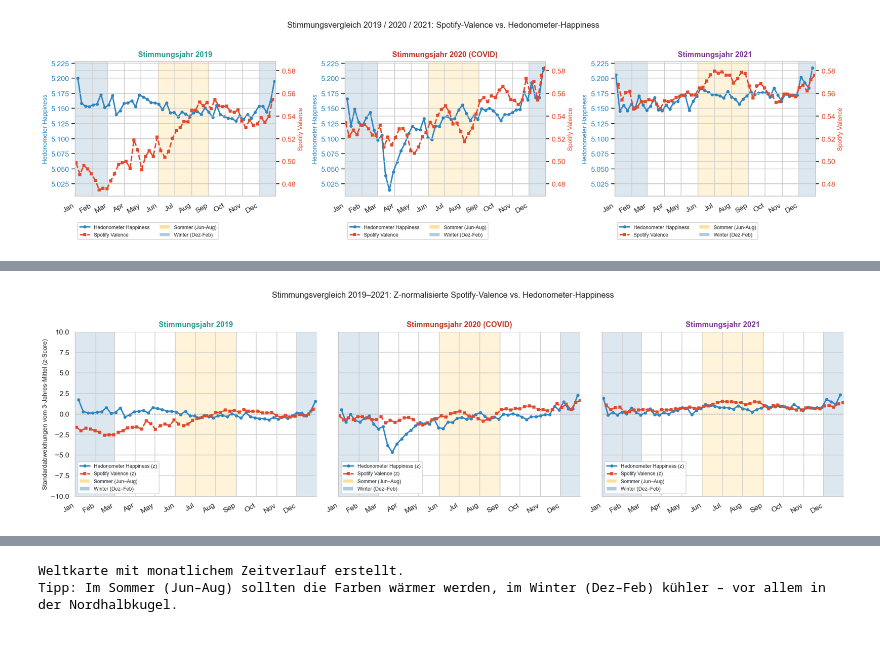
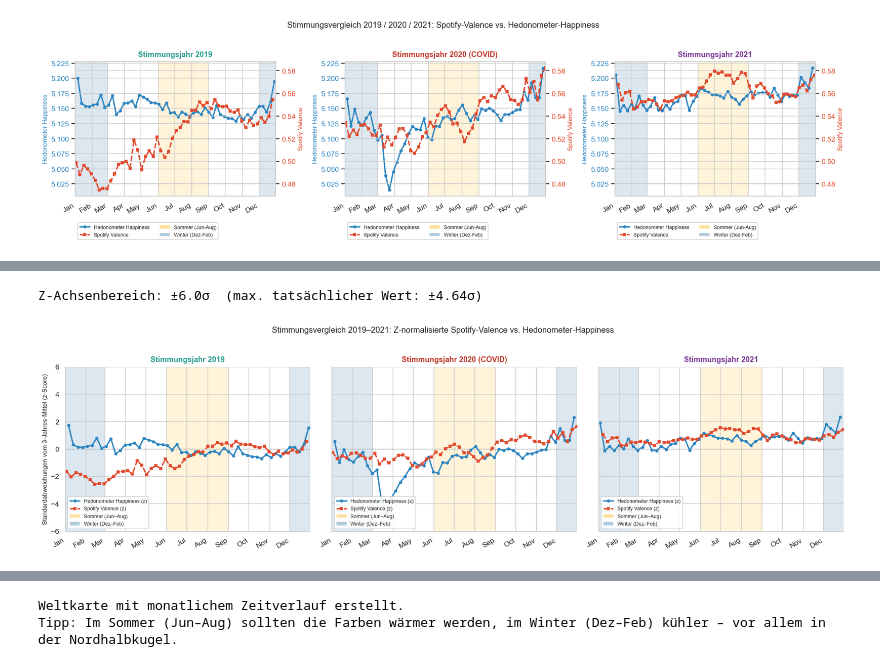
Before and after one commit to Jonas47833/Data-Visualisation, a Jupyter notebook: Notebook/Streamingverhalten_Mood_Notebook.ipynb, the cells around one changed output, grey strips where cells are left out. Saved outputs shown, nothing was run; the diff lists cells and outputs as text; code cells hidden in the pictures.

```diff
--- a/Notebook/Streamingverhalten_Mood_Notebook.ipynb
+++ b/Notebook/Streamingverhalten_Mood_Notebook.ipynb
@@ -556,7 +814,16 @@ hedo_z['z'] = (hedo_z['happiness'] - hd_mean) / hd_std
 sp_z = sp_weekly.copy()
 sp_z['z'] = (sp_z['valence'] - sp_mean) / sp_std
 
-z_ylim = (-10, 10)
+# Y-Achsenbereich dynamisch aus den tatsächlichen Daten ableiten.
+# Ein hardcodierter Bereich von ±10σ lässt die Kurven in den mittleren
+# ~20% des Charts zusammenstauchen und macht feine Unterschiede unlesbar.
+alle_z_werte = pd.concat([
+    hedo_z[hedo_z['date'].dt.year.isin(ref_jahre)]['z'],
+    sp_z[sp_z['date'].dt.year.isin(ref_jahre)]['z']
+]).dropna()
+z_grenze = np.ceil(alle_z_werte.abs().max() * 1.2)  # 20 % Puffer über dem echten Maximum
+z_ylim = (-z_grenze, z_grenze)
+print(f'Z-Achsenbereich: ±{z_grenze:.1f}σ  (max. tatsächlicher Wert: ±{alle_z_werte.abs().max():.2f}σ)')
 
 fig, axes = plt.subplots(1, 3, figsize=(18, 5), sharey=True)
 
@@ -582,31 +849,32 @@ for ax, (titel, jahr, farbe_titel) in zip(axes, jahre):
             color='#2E86C1', lw=2.2, marker='o', ms=4,
             label='Hedonometer Happiness (z)')
     ax.plot(sp['date'], sp['z'],
             color='#E2492C', lw=2.2, marker='s', ms=4, ls='--',
             label='Spotify Valence (z)')
 
     ax.set_title(titel, fontsize=12, fontweight='bold', pad=8, color=farbe_titel)
     ax.xaxis.set_major_formatter(plt.matplotlib.dates.DateFormatter('%b'))
     ax.xaxis.set_major_locator(plt.matplotlib.dates.MonthLocator())
     plt.setp(ax.xaxis.get_majorticklabels(), rotation=30, ha='right')
     ax.set_xlim(start, ende)
     ax.set_ylim(*z_ylim)
     sns.despine(ax=ax)
 
     from matplotlib.patches import Patch
     lines, labs = ax.get_legend_handles_labels()
     legende_extra = [
         Patch(facecolor=FARBE_SOMMER, alpha=0.4, label='Sommer (Jun–Aug)'),
         Patch(facecolor=FARBE_WINTER, alpha=0.4, label='Winter (Dez–Feb)'),
     ]
     ax.legend(lines + legende_extra, labs + [p.get_label() for p in legende_extra],
               loc='lower left', fontsize=8, framealpha=0.9)
 
 axes[0].set_ylabel('Standardabweichungen vom 3-Jahres-Mittel (z-Score)', fontsize=10)
 
 fig.suptitle('Stimmungsvergleich 2019–2021: Z-normalisierte Spotify-Valence vs. Hedonometer-Happiness',
              fontsize=13, y=1.02)
 plt.tight_layout()
 plt.show()
 # %% [output]
+Z-Achsenbereich: ±6.0σ  (max. tatsächlicher Wert: ±4.64σ)
-[figure, old version]
+[figure, new version]
```
Also changed, not shown: parts of 18 cells of this notebook.
